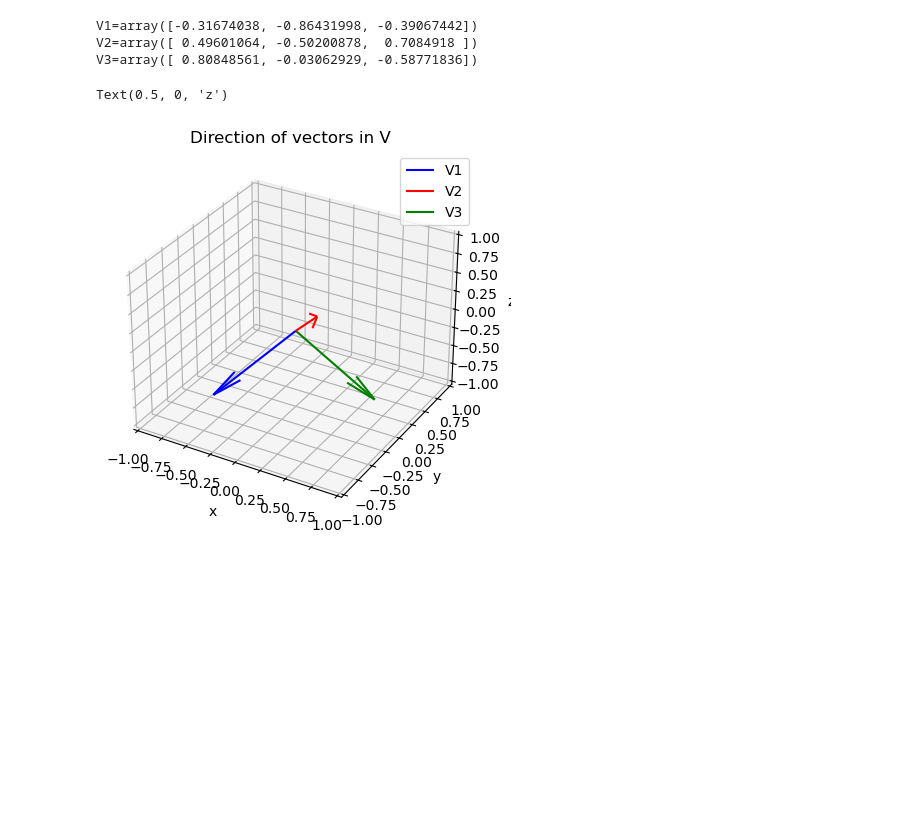
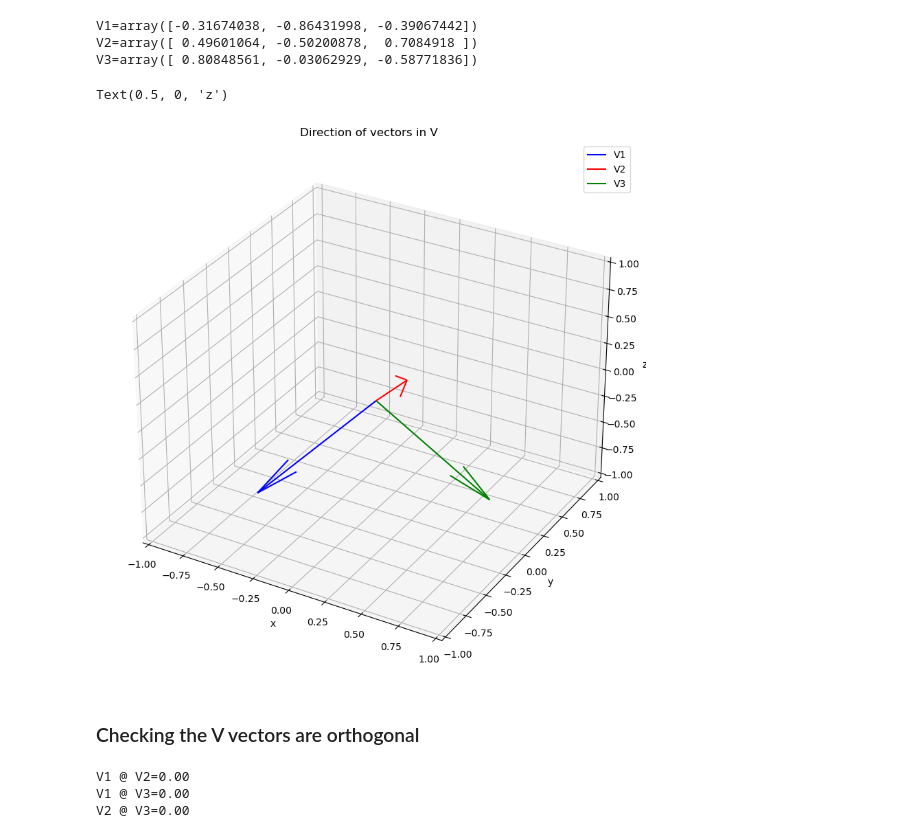
Before and after one commit to seanwhite674/Math-of-Machine-Learning-Module, a Jupyter notebook: Assignment1.ipynb, the cells around one changed output. Drawn from its saved outputs; the diff is of its cells as text; code cells hidden in the pictures; blank space fills up the shorter version.

```diff
--- a/Assignment1.ipynb
+++ b/Assignment1.ipynb
@@ -459,24 +640,34 @@ V1=array([-0.31674038, -0.86431998, -0.39067442])
 V2=array([ 0.49601064, -0.50200878,  0.7084918 ])
 V3=array([ 0.80848561, -0.03062929, -0.58771836])
 # %%
-fig = plt.figure()
+fig = plt.figure(figsize=(10,12))
 
 ax = plt.axes(projection = '3d')
 
 start = np.array([0,0,0])
 ax.set_xlim((-1,1))
 ax.set_ylim((-1,1))
 ax.set_zlim((-1,1))
 
 ax.quiver(start[0],start[1],start[2],V1[0],V1[1],V1[2],color='blue',label='V1')
 ax.quiver(start[0],start[1],start[2],V2[0],V2[1],V2[2],color='red',label='V2')
 ax.quiver(start[0],start[1],start[2],V3[0],V3[1],V3[2],color='green',label='V3')
 
 ax.legend()
 ax.set_title("Direction of vectors in V")
 ax.set_xlabel('x')
 ax.set_ylabel('y')
 ax.set_zlabel('z')
 # %% [output]
 Text(0.5, 0, 'z')
-[figure, old version]
+[figure, new version]
+# %% [markdown]
+### Checking the V vectors are orthogonal
+# %%
+print("V1 @ V2=%0.2f"%(V1@V2))
+print("V1 @ V3=%0.2f"%(V1@V3))
+print("V2 @ V3=%0.2f"%(V2@V3))
+# %% [output]
+V1 @ V2=0.00
+V1 @ V3=0.00
+V2 @ V3=0.00
```
Also changed, not shown: parts of 70 cells of this notebook, 2 other files.
